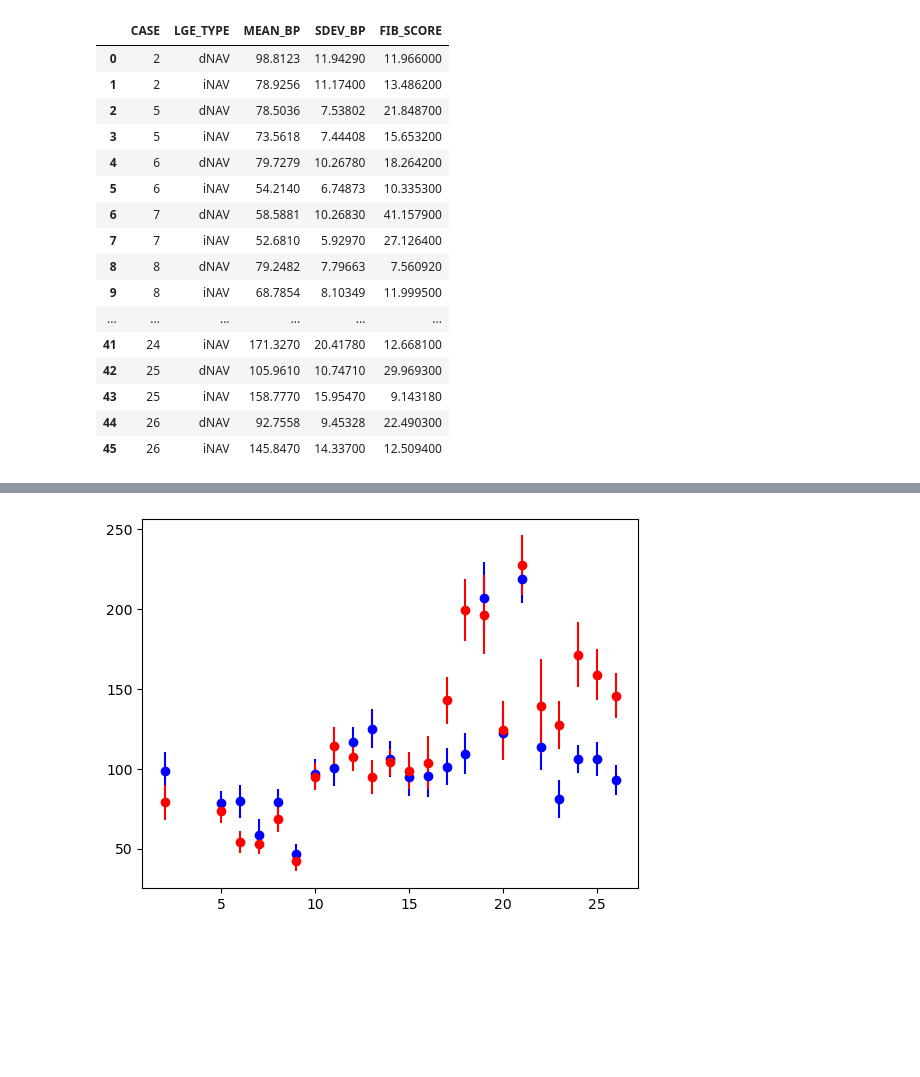
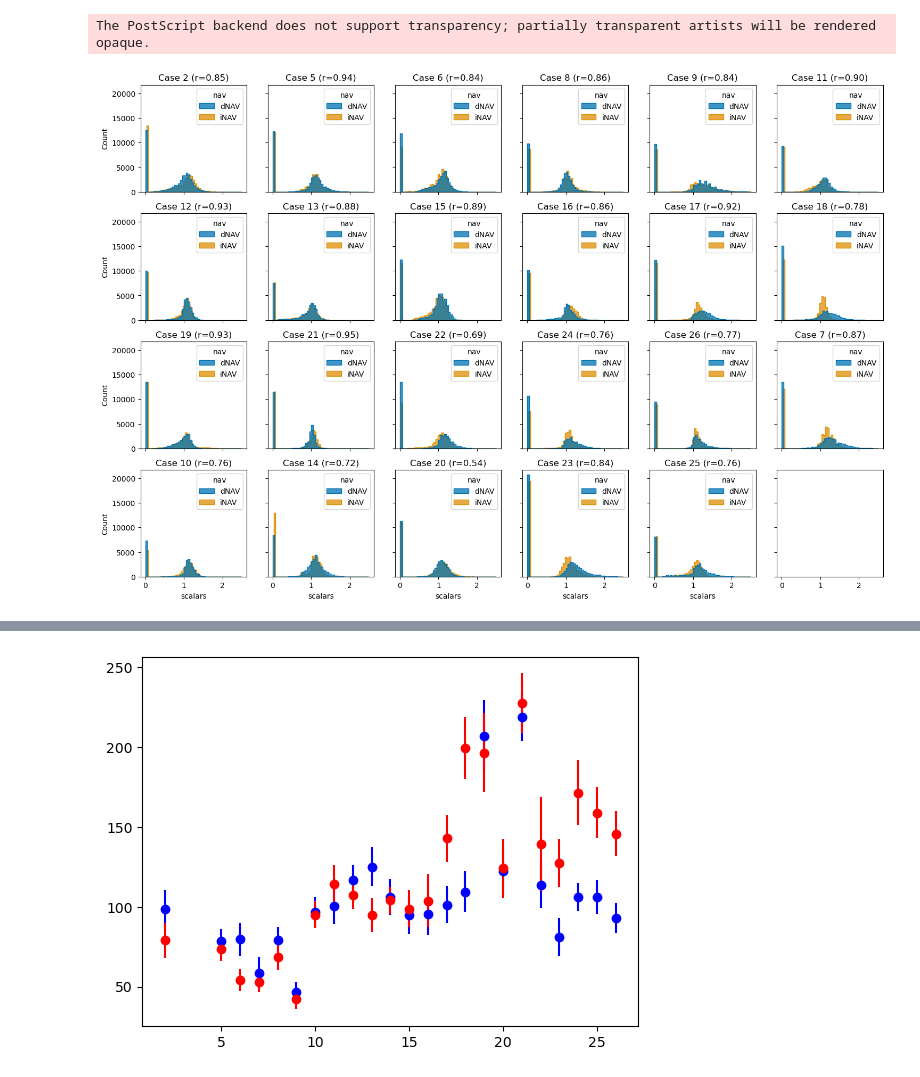
Before and after one commit to alonsoJASL/imatools, a Jupyter notebook: ipynb/df_test.ipynb, the cells around one changed output, grey strips where cells are left out. Cells and saved outputs as stored; diff of their text form; code cells hidden in the pictures; blank space fills up the shorter version.

Commit message:
minor_xnav

```diff
--- a/ipynb/df_test.ipynb
+++ b/ipynb/df_test.ipynb
@@ -19,23 +22,50 @@ name = 'spatial_correspondence.csv'
 
 df = pd.read_csv(iou.fullfile(p2f, 'local',name), skipinitialspace=True)
 df_stats = pd.read_csv(iou.fullfile(p2f, 'results_local', 'stats.csv'), skipinitialspace=True)
-# %%
-df_stats
-# %% [output]
-|  | CASE | LGE_TYPE | MEAN_BP | SDEV_BP | FIB_SCORE |
-| 0 | 2 | dNAV | 98.8123 | 11.94290 | 11.966000 |
-| 1 | 2 | iNAV | 78.9256 | 11.17400 | 13.486200 |
-| 2 | 5 | dNAV | 78.5036 | 7.53802 | 21.848700 |
-| 3 | 5 | iNAV | 73.5618 | 7.44408 | 15.653200 |
-| 4 | 6 | dNAV | 79.7279 | 10.26780 | 18.264200 |
-| 5 | 6 | iNAV | 54.2140 | 6.74873 | 10.335300 |
-| 6 | 7 | dNAV | 58.5881 | 10.26830 | 41.157900 |
-| 7 | 7 | iNAV | 52.6810 | 5.92970 | 27.126400 |
-| 8 | 8 | dNAV | 79.2482 | 7.79663 | 7.560920 |
-| 9 | 8 | iNAV | 68.7854 | 8.10349 | 11.999500 |
-| ... | ... | ... | ... | ... | ... |
-| 41 | 24 | iNAV | 171.3270 | 20.41780 | 12.668100 |
-| 42 | 25 | dNAV | 105.9610 | 10.74710 | 29.969300 |
-| 43 | 25 | iNAV | 158.7770 | 15.95470 | 9.143180 |
-| 44 | 26 | dNAV | 92.7558 | 9.45328 | 22.490300 |
-| 45 | 26 | iNAV | 145.8470 | 14.33700 | 12.509400 |
+# %%
+import matplotlib.pyplot as plt
+import seaborn as sns
+import scipy.stats as sstat
+
+def get_data_from_vtk_path(path) :
+    msh = vtku.readVtk(path)
+    dat = vtku.convertCellDataToNpArray(msh, 'scalars')
+    return dat
+
+CX = ['2', '5', '6', '8', '9', '11', '12', '13', '15', '16', '17', '18', '19', '21', '22', '24', '26', '7', '10', '14', '20', '23', '25']
+
+xnav = lambda x : 'LGE_{}NAV'.format(x)
+dname = 'Normalised_IIR_MaxScar-single-voxel.vtk'
+iname = 'Scalars_i_on_d.vtk'
+
+# cx = 0
+fig, ax = plt.subplots(4, 6, sharex=True, sharey=True,squeeze=True)
+fig.set_figwidth(18)
+fig.set_figheight(12)
+
+sns.set_palette('colorblind')
+
+corrs = np.zeros(len(CX))
+
+for cx in range(len(CX)) :
+    ddat = get_data_from_vtk_path(iou.fullfile(p2f, 'local', CX[cx], xnav('d'), 'OUTPUT', dname))
+    idat = get_data_from_vtk_path(iou.fullfile(p2f, 'local', CX[cx], iname))
+
+    df_test = pd.DataFrame({
+        'scalars': ddat.tolist() + idat.tolist(),
+        'nav': ['dNAV'] * len(ddat) + ['iNAV']*len(idat)
+        })
+
+    subs = np.unravel_index(cx, (4,6))
+    corrs[cx] = sstat.pearsonr(ddat, idat).statistic
+
+    ax[subs].set_title('Case {} (r={:.2f})'.format(CX[cx], corrs[cx]))
+    sns.histplot(ax=ax[subs], data=df_test, x='scalars', hue='nav',
+                element='step', bins=50, multiple='dodge', stat='count',
+                binrange=(0, 2.5))
+
+
+plt.savefig(iou.fullfile(iou.fullfile(p2f, 'local', 'scalar_comparison.eps')))
+# %% [output]
+The PostScript backend does not support transparency; partially transparent artists will be rendered opaque.
+[figure, added]
```
Also changed, not shown: parts of 3 cells of this notebook, 3 other files.
